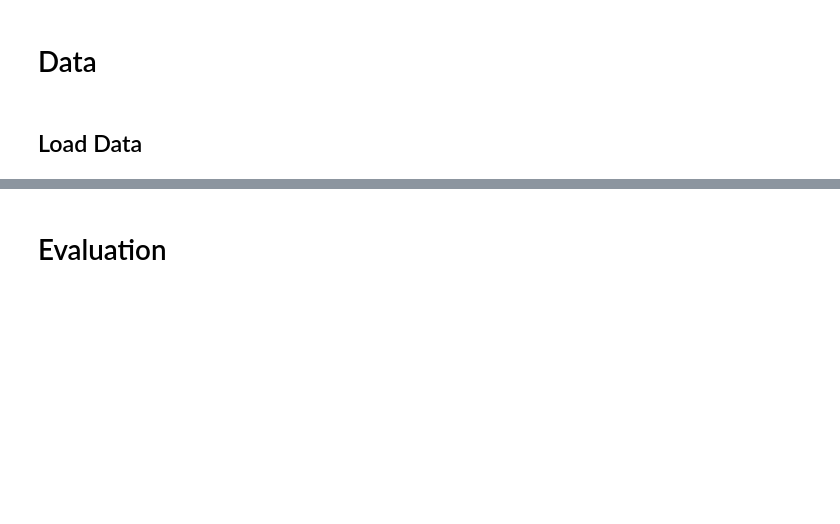
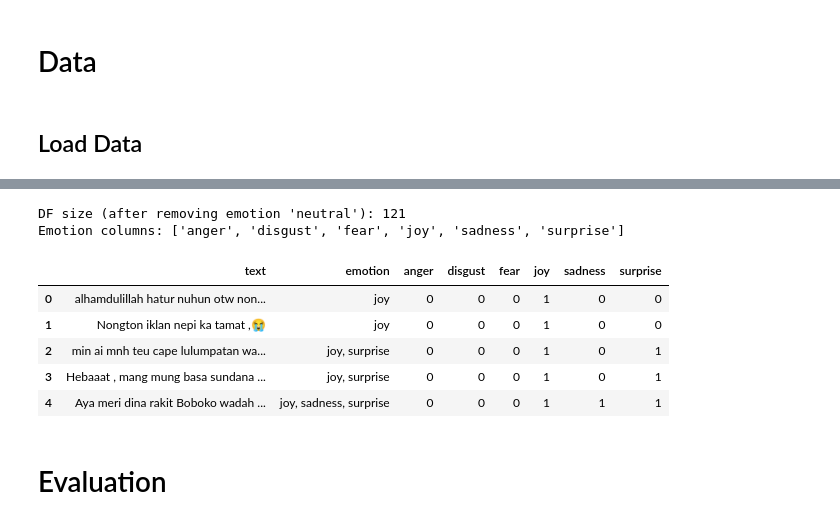
Before and after one commit to alxxtexxr/SemEval2025_Task11, a Jupyter notebook: Track_A_sun_OpenAI_API_Evaluation.ipynb, the cells around one changed output, grey strips where cells are left out. Cells and saved outputs as stored; diff of their text form; code cells hidden in the pictures; blank space fills up the shorter version.

```diff
--- a/Track_A_sun_OpenAI_API_Evaluation.ipynb
+++ b/Track_A_sun_OpenAI_API_Evaluation.ipynb
@@ -33,9 +46,22 @@ idn2eng_emotion_map = {
 # %%
-df = pd.read_csv('data/preprocessed_data/track_a/sun_70_15_15_stratify_v2/val.csv')
-df = df.rename(columns=idn2eng_emotion_map)
+# Remove data with 'neutral' emotion and the 'neutral' column
+if 'neutral' in df.columns:
+    df = df[~(df['neutral'] == 1)]
+    df = df.drop('neutral', axis=1)
+
+# Store emotion columns
 emotion_cols = [col for col in df.columns if col not in ['Unnamed: 0', 'text', 'emotion', 'id']]
 df['emotion'] = df.apply(lambda row: ', '.join([emotion for emotion in emotion_cols if row[emotion] == 1]), axis=1)
 
-print("DF size:", len(df))
+print("DF size (after removing emotion 'neutral'):", len(df))
 print("Emotion columns:", emotion_cols)
 df.head()
+# %% [output]
+DF size (after removing emotion 'neutral'): 121
+Emotion columns: ['anger', 'disgust', 'fear', 'joy', 'sadness', 'surprise']
+|  | text | emotion | anger | disgust | fear | joy | sadness | surprise |
+| 0 | alhamdulillah hatur nuhun otw non... | joy | 0 | 0 | 0 | 1 | 0 | 0 |
+| 1 | Nongton iklan nepi ka tamat ,😭 | joy | 0 | 0 | 0 | 1 | 0 | 0 |
+| 2 | min ai mnh teu cape lulumpatan wa... | joy, surprise | 0 | 0 | 0 | 1 | 0 | 1 |
+| 3 | Hebaaat , mang mung basa sundana ... | joy, surprise | 0 | 0 | 0 | 1 | 0 | 1 |
+| 4 | Aya meri dina rakit Boboko wadah ... | joy, sadness, surprise | 0 | 0 | 0 | 1 | 1 | 1 |
```
Also changed, not shown: parts of 13 cells of this notebook, 1 other file.
